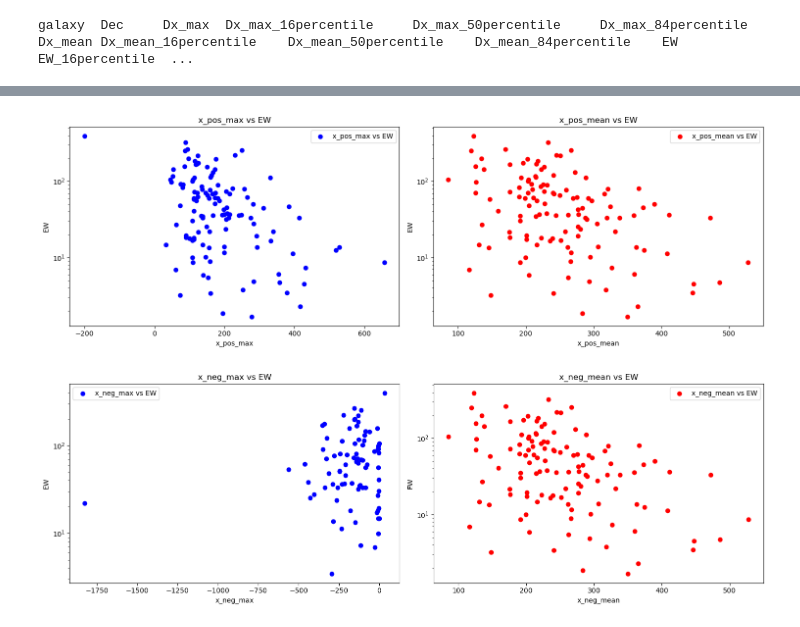
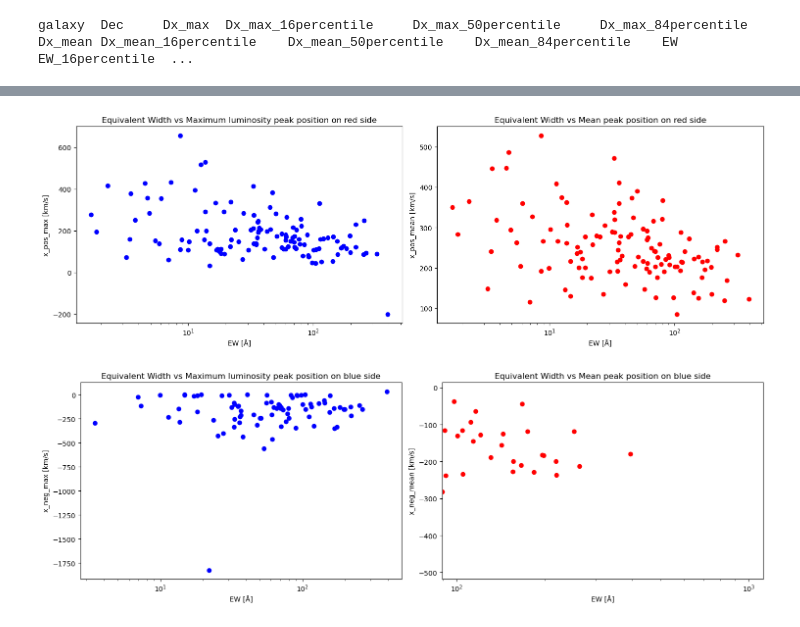
Before and after one commit to GGitanjali/Master-Thesis, a Jupyter notebook: LASD/correlation plots.ipynb, the cells around one changed output, grey strips where cells are left out. Saved outputs shown, nothing was run; the diff lists cells and outputs as text; code cells hidden in the pictures.

```diff
--- a/LASD/correlation plots.ipynb
+++ b/LASD/correlation plots.ipynb
@@ -22,6 +22,7 @@ with open('D:/Thesis/LASD/measurements/zsysdf.ascii', 'r') as file:
     x_pos_mean = []
     x_neg_max = []
     x_neg_mean = []
+    F_cont = []
 
     for line in file:
         values = line.strip().split()
@@ -35,6 +36,7 @@ with open('D:/Thesis/LASD/measurements/zsysdf.ascii', 'r') as file:
            x_pos_mean.append(float(values[header.index('x_pos_mean')]))
            x_neg_max.append(float(values[header.index('x_neg_max')]))
            x_neg_mean.append(float(values[header.index('x_neg_mean')]))
+           F_cont.append(float(values[header.index('F_cont')]))
         except ValueError:
             continue
 
@@ -44,3 +46,4 @@ L_neg = np.array(L_neg)
 L_tot = np.array(L_tot)
 EW = np.array(EW)
 x_pos_max = np.array(x_pos_max)
+F_cont = np.array(F_cont)
@@ -84,50 +120,50 @@ plt.show()
 # %%
 #plotting peak positions(red side) and EW
 
 fig, axs = plt.subplots(1, 2, figsize=(15, 5))
-axs[0].scatter(x_pos_max, EW, color = 'blue', label = 'x_pos_max vs EW')
-axs[0].set_yscale('log')
-axs[0].set_xlabel('x_pos_max')
-axs[0].set_ylabel('EW')
-axs[0].set_title('x_pos_max vs EW')
-axs[0].legend()
+axs[0].scatter(EW, x_pos_max, color = 'blue')
+axs[0].set_xscale('log')
+axs[0].set_ylabel('x_pos_max [km/s]')
+axs[0].set_xlabel('EW [Å]')
+axs[0].set_title('Equivalent Width vs Maximum luminosity peak position on red side')
+#axs[0].legend()
 
 #  L_neg / L_tot vs EW
-axs[1].scatter(x_pos_mean, EW, color='red', label='x_pos_mean vs EW')
-axs[1].set_yscale('log')
-axs[1].set_xlabel('x_pos_mean')
-axs[1].set_ylabel('EW')
-axs[1].set_title('x_pos_mean vs EW')
-axs[1].legend()
+axs[1].scatter(EW, x_pos_mean, color='red')
+axs[1].set_xscale('log')
+axs[1].set_ylabel('x_pos_mean [km/s]')
+axs[1].set_xlabel('EW [Å]')
+axs[1].set_title('Equivalent Width vs Mean peak position on red side')
+#axs[1].legend()
 
 
 # Adjust layout and show the plots
 plt.tight_layout()
 plt.show()
 # %% [output]
-[figure, old version]
+[figure, new version]
 # %%
 #plotting peak positions(blue side) and EW
 
 fig, axs = plt.subplots(1, 2, figsize=(15, 5))
-axs[0].scatter(x_neg_max, EW, color = 'blue', label = 'x_neg_max vs EW')
-axs[0].set_yscale('log')
-axs[0].set_xlabel('x_neg_max')
-axs[0].set_ylabel('EW')
-axs[0].set_title('x_neg_max vs EW')
-axs[0].legend()
+axs[0].scatter(EW, x_neg_max, color = 'blue')
+axs[0].set_xscale('log')
+axs[0].set_ylabel('x_neg_max [km/s]')
+axs[0].set_xlabel('EW [Å]')
+axs[0].set_title('Equivalent Width vs Maximum luminosity peak position on blue side')
+#axs[0].legend()
 
 #  L_neg / L_tot vs EW
-axs[1].scatter(x_pos_mean, EW, color='red', label='x_neg_mean vs EW')
-axs[1].set_yscale('log')
-axs[1].set_xlabel('x_neg_mean')
-axs[1].set_ylabel('EW')
-axs[1].set_title('x_neg_mean vs EW')
-axs[1].legend()
+axs[1].scatter(EW, x_neg_mean, color='red')
+axs[1].set_xscale('log')
+axs[1].set_ylabel('x_neg_mean [km/s]')
+axs[1].set_xlabel('EW [Å]')
+axs[1].set_title('Equivalent Width vs Mean peak position on blue side')
+#axs[1].legend()
 
 
 # Adjust layout and show the plots
 plt.tight_layout()
 plt.show()
 # %% [output]
-[figure, old version]
+[figure, new version]
```
Also changed, not shown: parts of 7 cells of this notebook, 7 other files.
